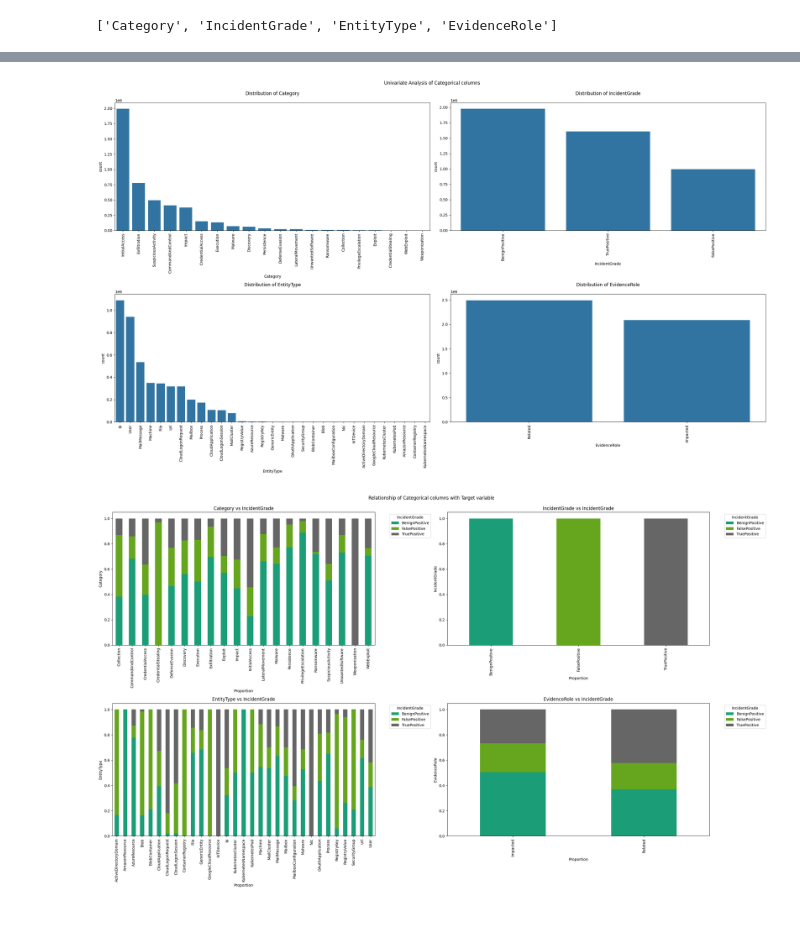
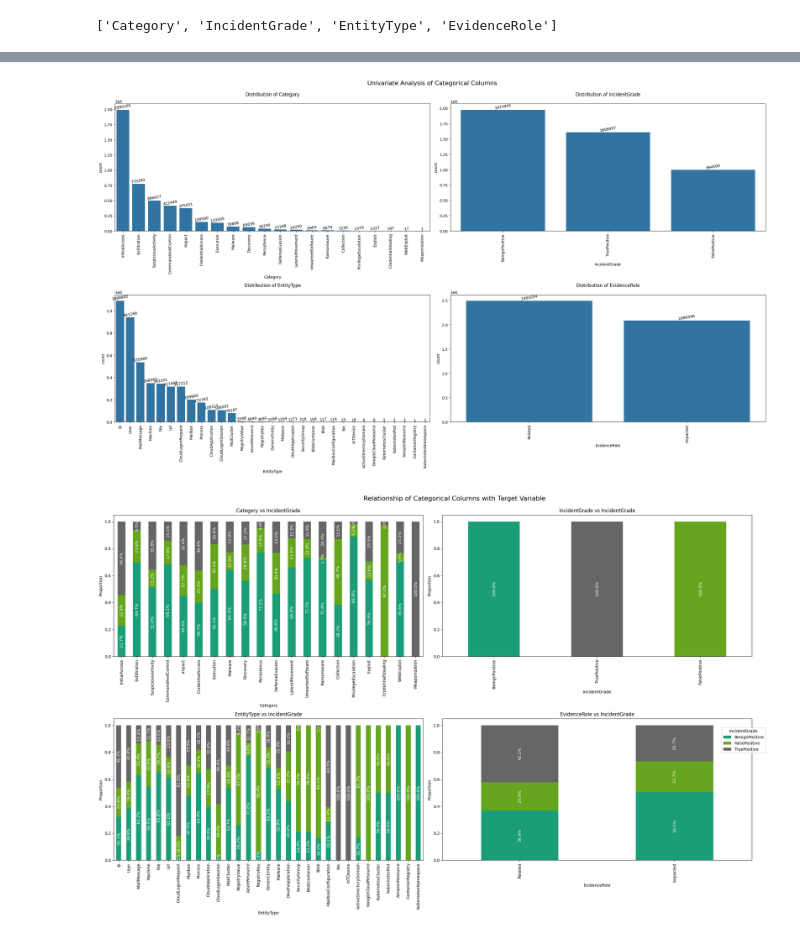
Before and after one commit to Pooja-Spandana/Guvi---Microsoft-Cybersecurity, a Jupyter notebook: Notebooks/new.ipynb, the cells around one changed output, grey strips where cells are left out. Cells and saved outputs as stored; diff of their text form; code cells hidden in the pictures.

Commit message:
added plots for EDA

```diff
--- a/Notebooks/new.ipynb
+++ b/Notebooks/new.ipynb
@@ -270,35 +298,50 @@ let's try to understand what these mean
 # %%
 plt.figure(figsize=(25, 15))
-plt.suptitle('Univariate Analysis of Categorical columns\n')
+plt.suptitle('Univariate Analysis of Categorical Columns\n', fontsize=16)
 
-i = 1
-for column in cat_features:
+for i, column in enumerate(cat_features, 1):
     plt.subplot(2, 2, i)
     order = clean_df[column].value_counts().index
-    sns.countplot(data=clean_df, x=column, order=order)
+    ax = sns.countplot(data=clean_df, x=column, order=order)
     plt.title(f'Distribution of {column}\n')
     plt.xlabel(column)
     plt.xticks(rotation=90)
-    i+=1
+
+    for p in ax.patches:
+        height = int(p.get_height())
+        ax.annotate(f'{height}', (p.get_x() + p.get_width() / 2., height), ha='center', va='bottom', fontsize=10, rotation=10)
 
 plt.tight_layout()
 plt.show()
 # %% [output]
-[figure, old version]
+[figure, new version]
 # %%
 plt.figure(figsize=(25, 15))
-plt.suptitle('Relationship of Categorical columns with Target variable\n')
+plt.suptitle('Relationship of Categorical Columns with Target Variable\n', fontsize=16)
 
 for i, feature in enumerate(cat_features, 1):
-    plt.subplot(2, 2, i)
+    ax = plt.subplot(2, 2, i)
+
+    order = clean_df[feature].value_counts()
     cross_tab = pd.crosstab(clean_df[feature], clean_df['IncidentGrade'], normalize='index')
-    cross_tab.plot(kind='bar', stacked=True, cmap='Dark2', ax=plt.gca(), legend=False)
-    plt.title(f'{feature} vs IncidentGrade')
-    plt.xlabel('Proportion')
-    plt.ylabel(feature)
-    plt.legend(title='IncidentGrade', bbox_to_anchor=(1.05, 1), loc='upper left')
+    cross_tab = cross_tab.loc[order.index]
+    cross_tab.plot(kind='bar', stacked=True, cmap='Dark2', ax=ax, legend=False)
 
+    ax.set_title(f'{feature} vs IncidentGrade')
+    ax.set_xlabel(feature)
+    ax.set_ylabel('Proportion')
+    ax.tick_params(axis='x', rotation=90)
+
+    for i, (idx, row) in enumerate(cross_tab.iterrows()):
+        x_pos = i
+        y_offset = 0
+        for val in row:
+            if val > 0:
+                ax.text(x_pos, y_offset + val / 2, f"{val * 100:.1f}%", ha='center', va='center', fontsize=10, color='white', rotation=90)
+            y_offset += val
+
+plt.legend(title='IncidentGrade', bbox_to_anchor=(1.05, 0.95), loc='best')
 plt.tight_layout()
 plt.show()
 # %% [output]
-[figure, old version]
+[figure, new version]
```
Also changed, not shown: parts of 9 cells of this notebook.
